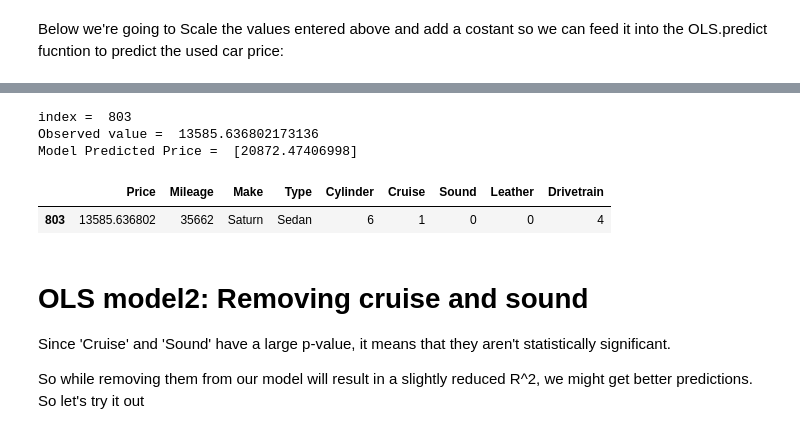
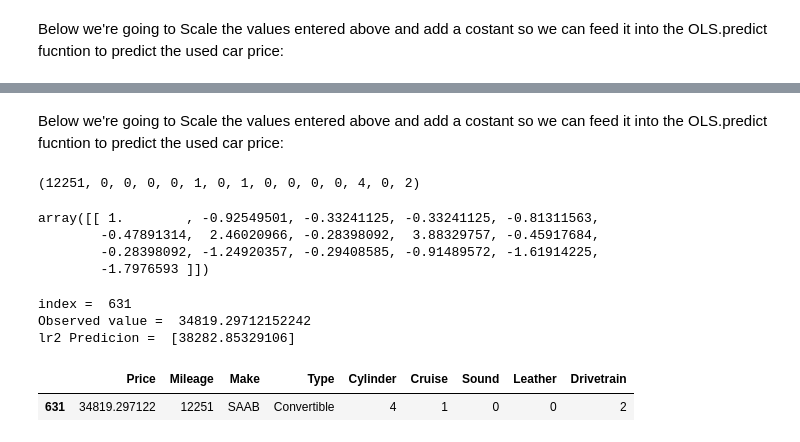
Before and after one commit to Ozxahmed/ML_DS_DL_Udemy_Course, a Jupyter notebook: s3_2_clean_project.ipynb, the cells around one changed output, grey strips where cells are left out. Drawn from its saved outputs; the diff is of its cells as text; code cells hidden in the pictures.

```diff
--- a/s3_2_clean_project.ipynb
+++ b/s3_2_clean_project.ipynb
@@ -804,0 +850,13 @@ Model Predicted Price =  [31156.88371831]
+# %%
+X_lr2 = cars_final_df.drop(['Cruise', 'Sound'], axis=1)
+X_lr2 = X_lr2[X_lr2.columns.to_list()[1:]]
+
+y_lr2 = cars_final_df[['Price']]
+
+# Standard Scalar
+ss_lr2 = StandardScaler()
+X_ss_lr2 = pd.DataFrame(ss_lr2.fit_transform(X_lr2),
+                       index = X_lr2.index,
+                       columns = X_lr2.columns)
+
+X_ss_lr2.head(5)
@@ -804,0 +872,3 @@ Model Predicted Price =  [31156.88371831]
+# %%
+X_ss_lr2 = sm.add_constant(X_ss_lr2)
+X_ss_lr2.head(5)
@@ -804,0 +884,3 @@ Model Predicted Price =  [31156.88371831]
+# %%
+lr2_OLS = sm.OLS(y_lr2,X_ss_lr2).fit()
+lr2_OLS.summary()
@@ -805,17 +984,34 @@ Model Predicted Price =  [31156.88371831]
+# %% [markdown]
+Below we're going to Scale the values entered above and add a costant so we can feed it into the OLS.predict fucntion to predict the used car price:
+# %%
+Mileage, Make_Buick, Make_Cadillac, Make_Chevrolet, Make_Pontiac, Make_SAAB, Make_Saturn, Type_Convertible, Type_Coupe, Type_Hatchback, Type_Sedan, Type_Wagon, Cylinder, Leather, Drivetrain
+# %% [output]
+(12251, 0, 0, 0, 0, 1, 0, 1, 0, 0, 0, 0, 4, 0, 2)
+# %%
+scaledPrediction_lr2 = ss_lr2.transform([[Mileage,
+                                  Make_Buick, Make_Cadillac, Make_Chevrolet, Make_Pontiac, Make_SAAB, Make_Saturn,
+                                  Type_Convertible, Type_Coupe, Type_Hatchback, Type_Sedan, Type_Wagon,
+                                  Cylinder, Leather, Drivetrain]])
+
+
+scaledPrediction_lr2 = sm.add_constant(scaledPrediction_lr2, has_constant='add')
+
+scaledPrediction_lr2
+# %% [output]
+array([[ 1.        , -0.92549501, -0.33241125, -0.33241125, -0.81311563,
+        -0.47891314,  2.46020966, -0.28398092,  3.88329757, -0.45917684,
+        -0.28398092, -1.24920357, -0.29408585, -0.91489572, -1.61914225,
+        -1.7976593 ]])
 # %%
-car_price_prediction = lr_OLS.predict(scaledPrediction)
+car_price_prediction_lr2 = lr2_OLS.predict(scaledPrediction_lr2)
 
-print('index = ', i, '\nObserved value = ', cars.iloc[i][0], '\nModel Predicted Price = ', car_price_prediction)
+print('index = ', i,
+      '\nObserved value = ', cars.iloc[i][0],
+      '\nlr2 Predicion = ', car_price_prediction_lr2)
 cars.iloc[[i]]
 # %% [output]
-index =  803
-Observed value =  13585.636802173136
-Model Predicted Price =  [20872.47406998]
+index =  631
+Observed value =  34819.29712152242
+lr2 Predicion =  [38282.85329106]
 |  | Price | Mileage | Make | Type | Cylinder | Cruise | Sound | Leather | Drivetrain |
-| 803 | 13585.636802 | 35662 | Saturn | Sedan | 6 | 1 | 0 | 0 | 4 |
+| 631 | 34819.297122 | 12251 | SAAB | Convertible | 4 | 1 | 0 | 0 | 2 |
-# %% [markdown]
-# OLS model2: Removing cruise and sound
-
-Since 'Cruise' and 'Sound' have a large p-value, it means that they aren't statistically significant.
-
-So while removing them from our model will result in a slightly reduced R^2, we might get better predictions. So let's try it out
```
Also changed, not shown: parts of 34 cells of this notebook.
